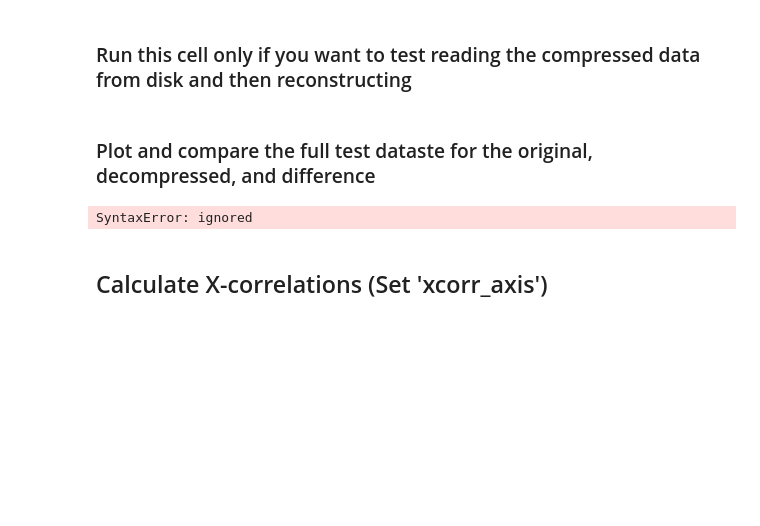
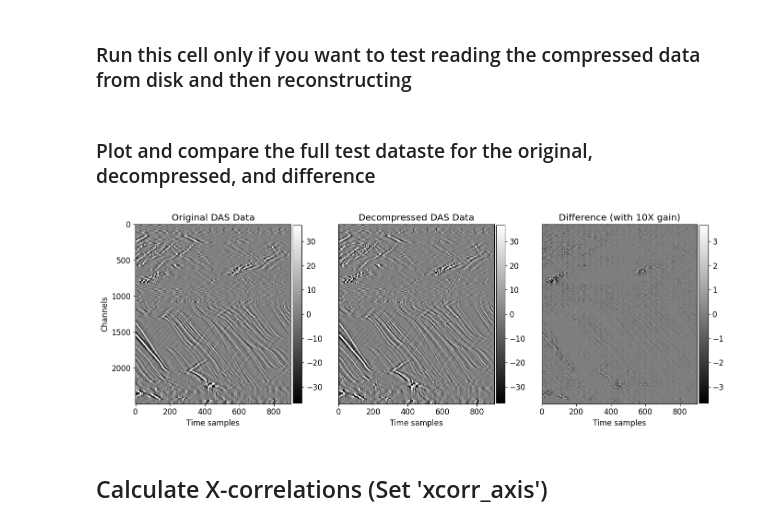
Before and after one commit to Haipeng-ustc/CS230-DAS-Compression, a Jupyter notebook: notebooks/SMCityDAS_FinalProject_TestModelFromDisk.ipynb, the cells around one changed output. Cells and saved outputs as stored; diff of their text form; code cells hidden in the pictures; blank space fills up the shorter version.

```diff
--- a/notebooks/SMCityDAS_FinalProject_TestModelFromDisk.ipynb
+++ b/notebooks/SMCityDAS_FinalProject_TestModelFromDisk.ipynb
@@ -387,52 +416,55 @@ factors = l_np_factors
 ### Plot and compare the full test dataste for the original, decompressed, and difference
 # %%
 # plot
-plt.figure(figsize=(9, 6))
+plt.figure(figsize=(14, 5))
 plt.rcParams.update({'font.size': 12})
 
 nc = original_shape[0]
 rmch = nc%patch_size
 nc -= rmch
 
-s_nc = 0
+s_nc = 2000
+nc = 4500
 s_nt = 0
 # nc = 3000
 nt = 900
 aspect = 'auto'
 vclip = 0.9
 diff_gain = 0.1
 
-plt.subplot(311)
+plt.subplot(131)
 orig_plt = original_das[s_nc:nc, s_nt:nt] #TAC
 orig_max = np.abs(orig_plt).max()
 pclip = (1.-vclip)*orig_max
 im = plt.imshow(orig_plt, cmap='gray', aspect=aspect, vmin=-pclip, vmax=pclip) #TAC
-# plt.xlabel('#Time samples')
+plt.xlabel('Time samples')
 plt.title('Original DAS Data')
 plt.ylabel('Channels')
 cbar = plt.colorbar(im, shrink=0.99, pad=0.01)
 
-plt.subplot(312)
+plt.subplot(132)
 decom_plt = decompre_das[s_nc:nc, s_nt:nt] #TAC
 im = plt.imshow(decom_plt, cmap='gray', aspect=aspect, vmin=-pclip, vmax=pclip) #TAC
-# plt.xlabel('#Time samples')
+plt.yticks([])  # Remove y-axis labels
+plt.xlabel('Time samples')
 plt.title('Decompressed DAS Data')
-plt.ylabel('Channels')
+# plt.ylabel('Channels')
 cbar = plt.colorbar(im, shrink=0.99, pad=0.01)
 
-plt.subplot(313)
+plt.subplot(133)
 diff_plt = orig_plt - decom_plt #TAC
 im = plt.imshow(diff_plt, cmap='gray', aspect=aspect, vmin=-diff_gain*pclip, vmax=diff_gain*pclip) #TAC
+plt.yticks([])  # Remove y-axis labels
 plt.xlabel('Time samples')
 plt.title(f'Difference (with {int(1/diff_gain)}X gain)')
-plt.ylabel('Channels')
+# plt.ylabel('Channels')
 cbar = plt.colorbar(im, shrink=0.99, pad=0.01)
 
 plt.tight_layout()
 fname = f'results/DAS_final_patch{patch_size}_noise{add_noise}_lmbda{lmbda}_latent_dims{latent_dims}_test{i}.png'
 plt.savefig(root_fqdn+fname, dpi=300, pad_inches=0.1) #TAC
 # %% [output]
-SyntaxError: ignored
+[figure, added]
 # %% [markdown]
 ## Calculate X-correlations (Set 'xcorr_axis')
 # %% [markdown]
```
Also changed, not shown: parts of 23 cells of this notebook, 2 other files.
